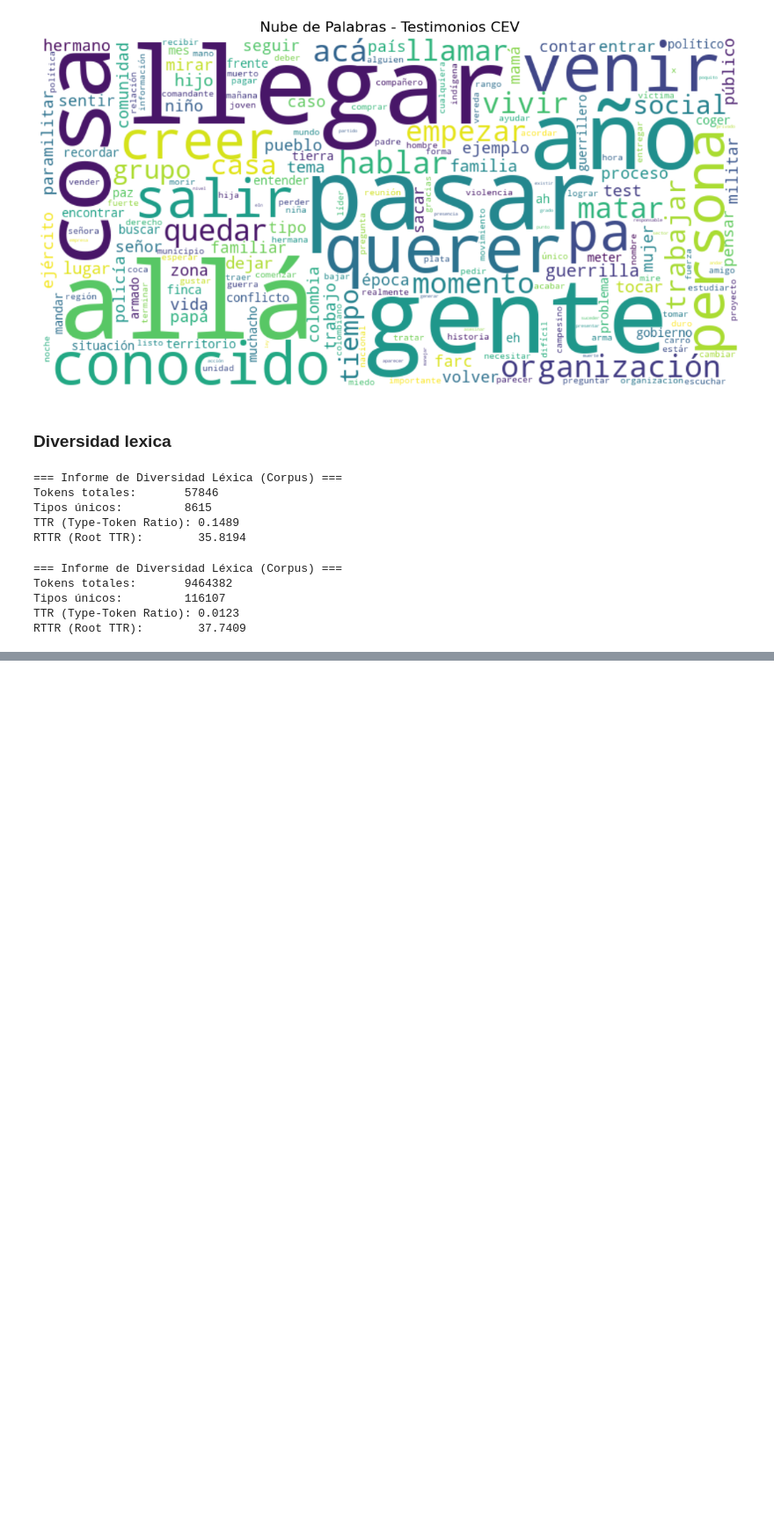
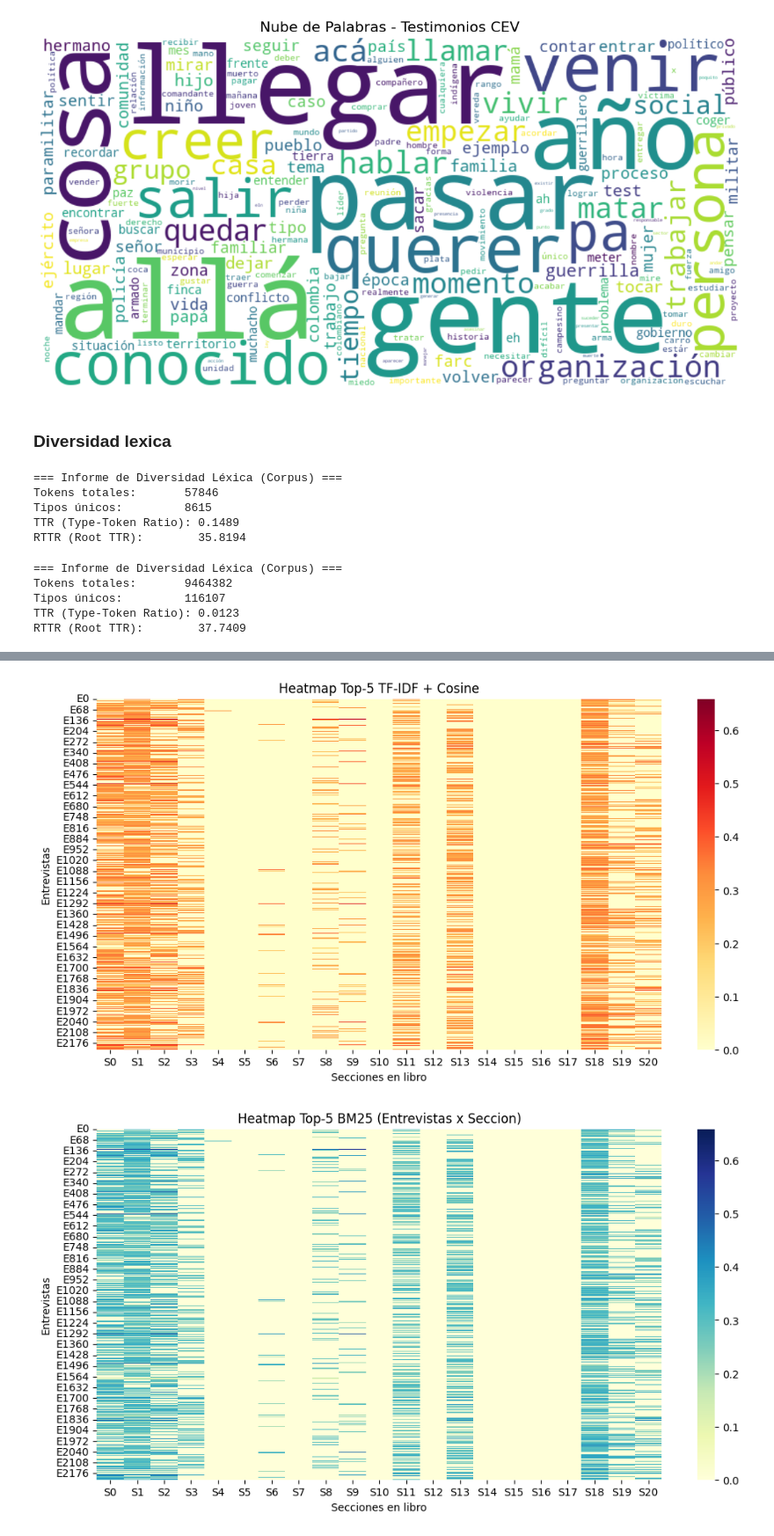
Before and after one commit to CristianCardozoAmin/procesamiento_lenguaje_natural_javer, a Jupyter notebook: taller_ir/notebooks/main_pipeline.ipynb, the cells around one changed output, grey strips where cells are left out. Shown at 88% size. Drawn from its saved outputs; the diff is of its cells as text; code cells hidden in the pictures; blank space fills up the shorter version.

```diff
--- a/taller_ir/notebooks/main_pipeline.ipynb
+++ b/taller_ir/notebooks/main_pipeline.ipynb
@@ -308,0 +732,49 @@ RTTR (Root TTR):        37.7409
+# %%
+def build_top5_matrix(df, column_name, n_docs):
+    """
+    Construye una matriz (entrevistas x documentos) con los scores de los top-5.
+    df: DataFrame de entrevistas
+    column_name: "top_matches", "rocchio_top" o "bm25_top"
+    n_docs: número de documentos en libro
+    """
+    matrix = np.zeros((len(df), n_docs))
+    for i, row in enumerate(df[column_name]):
+        for doc_id, score in row:
+            matrix[i, doc_id] = score
+    return pd.DataFrame(matrix, index=[f"E{i}" for i in range(len(df))],
+                        columns=[f"S{j}" for j in range(n_docs)])
+# %%
+cosine_matrix = build_top5_matrix(df_testimonios, "top_matches", len(df_libro))
+rocchio_matrix = build_top5_matrix(df_testimonios, "rocchio_top", len(df_libro))
+bm25_matrix = build_top5_matrix(df_testimonios, "bm25_top", len(df_libro))
+
+# Ejemplo para Cosine
+plt.figure(figsize=(12,6))
+sns.heatmap(cosine_matrix, cmap="YlOrRd", annot=False, cbar=True)
+plt.title("Heatmap Top-5 TF-IDF + Cosine")
+plt.xlabel("Secciones en libro")
+plt.ylabel("Entrevistas")
+plt.show()
+
+# Construir matriz para Rocchio
+bm25_matrix = build_top5_matrix(df_testimonios, "bm25_top", len(df_libro))
+
+plt.figure(figsize=(12,6))
+sns.heatmap(rocchio_matrix, cmap="YlGnBu", annot=False, cbar=True)
+plt.title("Heatmap Top-5 BM25 (Entrevistas x Seccion)")
+plt.xlabel("Secciones en libro")
+plt.ylabel("Entrevistas")
+plt.show()
+
+# Construir matriz para BM25
+bm25_matrix = build_top5_matrix(df_testimonios, "bm25_top", len(df_libro))
+
+plt.figure(figsize=(12,6))
+sns.heatmap(bm25_matrix, cmap="YlGnBu", annot=False, cbar=True)
+plt.title("Heatmap Top-5 BM25 (Entrevistas x Seccion)")
+plt.xlabel("Secciones en libro")
+plt.ylabel("Entrevistas")
+plt.show()
+# %% [output]
+[figure, added]
+[figure, added]
```
Also changed, not shown: parts of 40 cells of this notebook, 2 other files.
